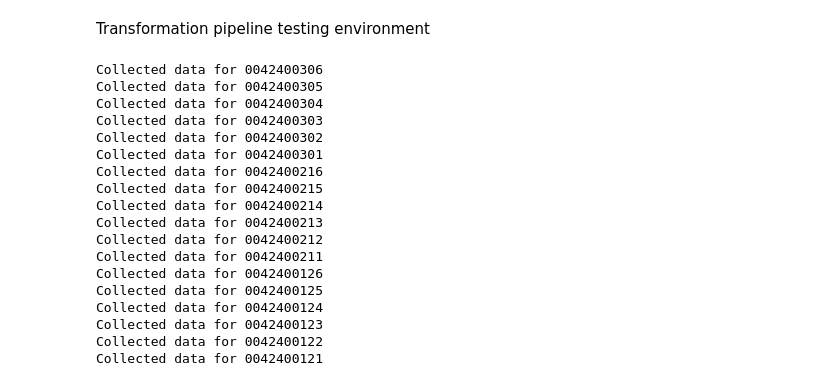
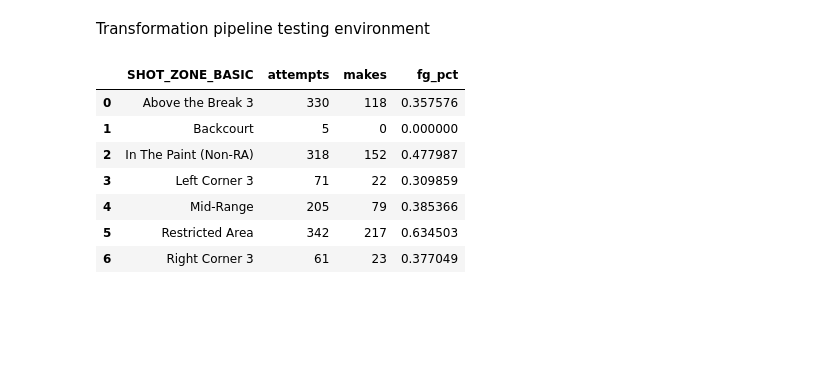
Before and after one commit to parkerbaker203/nba-shot-selection-llm, a Jupyter notebook: pipelines/transformation_testing.ipynb, the cells around one changed output. Saved outputs shown, nothing was run; the diff lists cells and outputs as text; code cells hidden in the pictures; blank space fills up the shorter version.

Commit message:
Updated Transformation and Ingestion script

```diff
--- a/pipelines/transformation_testing.ipynb
+++ b/pipelines/transformation_testing.ipynb
@@ -6,22 +16,0 @@ import ingest as ing
-# %%
-# Ingestion pipeline
-knicks_shot_data = ing.ingest_data(team_name="New York Knicks", num_players=5, season="2024-25", season_type="Playoffs")
-# %% [output]
-Collected data for 0042400306
-Collected data for 0042400305
-Collected data for 0042400304
-Collected data for 0042400303
-Collected data for 0042400302
-Collected data for 0042400301
-Collected data for 0042400216
-Collected data for 0042400215
-Collected data for 0042400214
-Collected data for 0042400213
-Collected data for 0042400212
-Collected data for 0042400211
-Collected data for 0042400126
-Collected data for 0042400125
-Collected data for 0042400124
-Collected data for 0042400123
-Collected data for 0042400122
-Collected data for 0042400121
@@ -27,0 +93,11 @@ Collected data for 0042400121
+# %%
+summarize_team_shots(knicks)
+# %% [output]
+|  | SHOT_ZONE_BASIC | attempts | makes | fg_pct |
+| 0 | Above the Break 3 | 330 | 118 | 0.357576 |
+| 1 | Backcourt | 5 | 0 | 0.000000 |
+| 2 | In The Paint (Non-RA) | 318 | 152 | 0.477987 |
+| 3 | Left Corner 3 | 71 | 22 | 0.309859 |
+| 4 | Mid-Range | 205 | 79 | 0.385366 |
+| 5 | Restricted Area | 342 | 217 | 0.634503 |
+| 6 | Right Corner 3 | 61 | 23 | 0.377049 |
```
Also changed, not shown: parts of 10 cells of this notebook, 1 other file.
